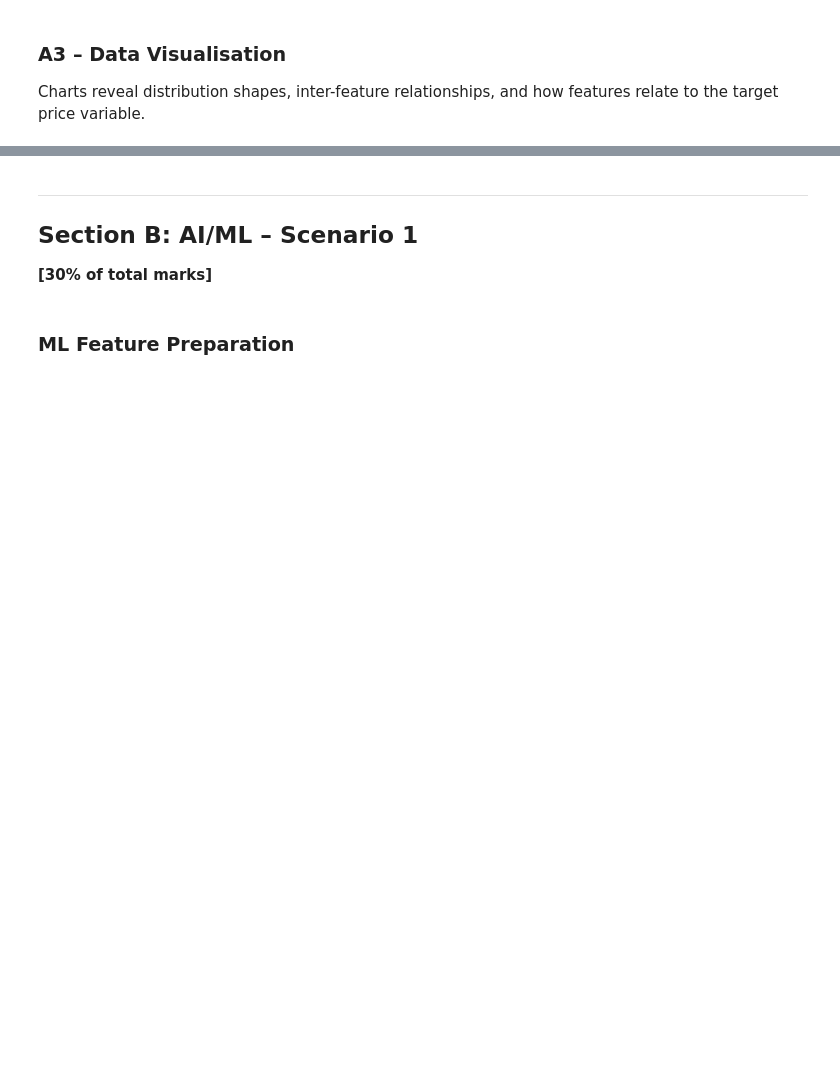
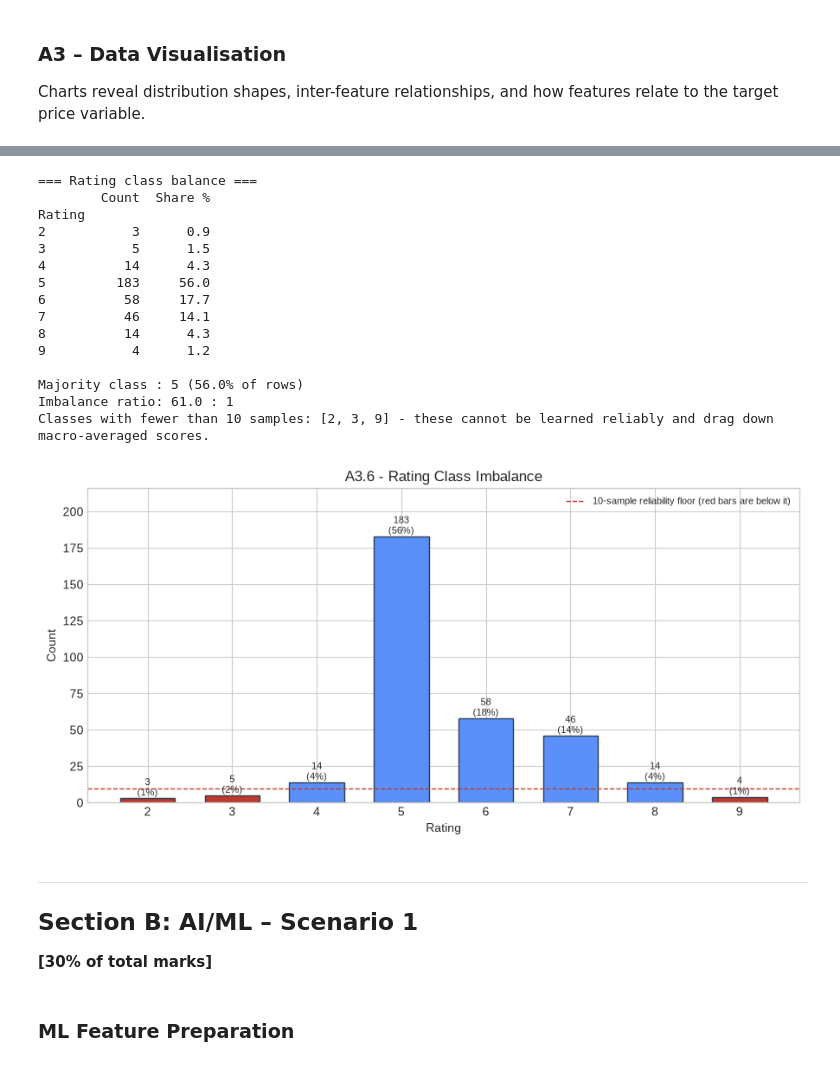
Before and after one commit to ryanthemechanic/GRE-Coursework, a Jupyter notebook: Year-2/Semester-2/COMP1891/COMP1891_notebook.ipynb, the cells around one changed output, grey strips where cells are left out. Drawn from its saved outputs; the diff is of its cells as text; code cells hidden in the pictures; blank space fills up the shorter version.

```diff
--- a/Year-2/Semester-2/COMP1891/COMP1891_notebook.ipynb
+++ b/Year-2/Semester-2/COMP1891/COMP1891_notebook.ipynb
@@ -326,3 +546,53 @@ plt.show()
+# %%
+# A3.6 - Class balance of the classification target (Rating)
+# Justification: Sections B2/B3 classify Rating. If one grade dominates, a model
+# can score high accuracy by always predicting it, so the imbalance must be
+# measured here and carried into the choice of metric and class weighting.
+rating_counts = df[rating_col].dropna().astype(int).value_counts().sort_index()
+share = rating_counts / rating_counts.sum()
+
+print("=== Rating class balance ===")
+print(pd.DataFrame({'Count': rating_counts, 'Share %': (share * 100).round(1)}).to_string())
+print(f"\nMajority class : {rating_counts.idxmax()} "
+      f"({share.max() * 100:.1f}% of rows)")
+print(f"Imbalance ratio: {rating_counts.max() / rating_counts.min():.1f} : 1")
+rare = rating_counts[rating_counts < 10]
+if len(rare):
+    print(f"Classes with fewer than 10 samples: {rare.index.tolist()} "
+          "- these cannot be learned reliably and drag down macro-averaged scores.")
+
+plt.figure(figsize=(9, 4.5))
+colours = ['#c0392b' if c < 10 else '#5b8ff9' for c in rating_counts.values]
+plt.bar(rating_counts.index.astype(str), rating_counts.values,
+        color=colours, edgecolor='#2c3e50', width=0.65)
+for xi, yi in zip(range(len(rating_counts)), rating_counts.values):
+    plt.text(xi, yi, f'{yi}\n({yi / rating_counts.sum() * 100:.0f}%)',
+             ha='center', va='bottom', fontsize=8)
+plt.axhline(10, color='#c0392b', ls='--', lw=1,
+            label='10-sample reliability floor (red bars are below it)')
+plt.xlabel(rating_col); plt.ylabel('Count')
+plt.title('A3.6 - Rating Class Imbalance')
+plt.legend(fontsize=8); plt.margins(y=0.18)
+plt.tight_layout()
+plt.savefig('A3_class_balance.png', dpi=150, bbox_inches='tight')
+plt.show()
+# %% [output]
+=== Rating class balance ===
+        Count  Share %
+Rating
+2           3      0.9
+3           5      1.5
+4          14      4.3
+5         183     56.0
+6          58     17.7
+7          46     14.1
+8          14      4.3
+9           4      1.2
+
+Majority class : 5 (56.0% of rows)
+Imbalance ratio: 61.0 : 1
+Classes with fewer than 10 samples: [2, 3, 9] - these cannot be learned reliably and drag down macro-averaged scores.
+[figure, added]
 # %% [markdown]
 ---
 ## Section B: AI/ML – Scenario 1
```
Also changed, not shown: parts of 50 cells of this notebook, 26 other files.
